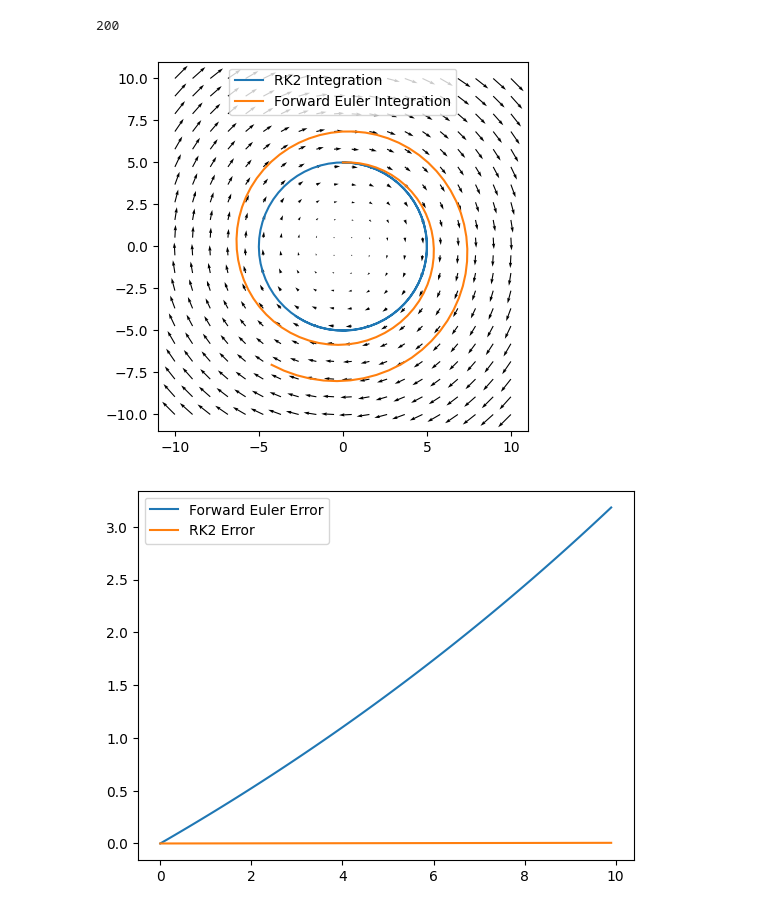
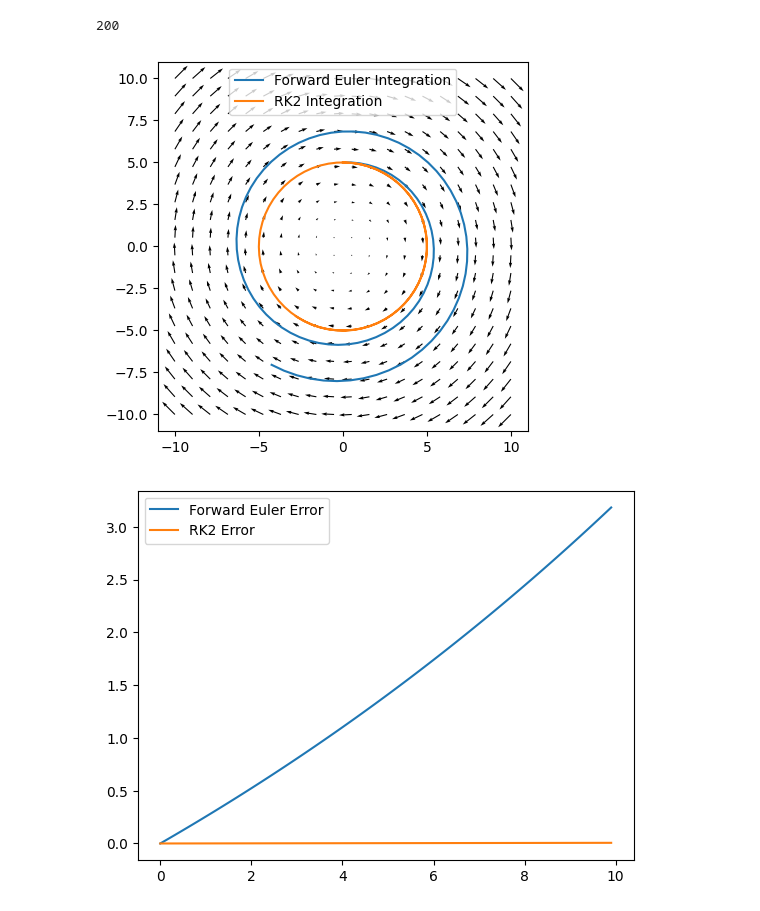
Before and after one commit to rportocarrero/Python, a Jupyter notebook: Vector Fields/Vector Fields.ipynb, the cells around one changed output. Drawn from its saved outputs; the diff is of its cells as text; code cells hidden in the pictures.

```diff
--- a/Vector Fields/Vector Fields.ipynb
+++ b/Vector Fields/Vector Fields.ipynb
@@ -202,16 +202,16 @@ func_evals
 200
 # %%
 #Compare forward euler with rK2
+plt.plot(x_out_fe,y_out_fe)
 plt.plot(x_out_rk2,y_out_rk2)
-plt.plot(x_out_fe,y_out_fe)
 u,v = clockwise_field(x,y)
 plt.quiver(x,y,u,v)
-plt.legend(['RK2 Integration','Forward Euler Integration'])
+plt.legend(['Forward Euler Integration','RK2 Integration'])
 ax = plt.gca()
 ax.set_aspect('equal')
 plt.show()
 # %% [output]
-[figure, old version]
+[figure, new version]
 # %%
 # find the error of the approximations by taking the L2 norm of the vector
 def norm_error(expected, time, x, y):
```
Also changed, not shown: parts of 1 cell of this notebook.
